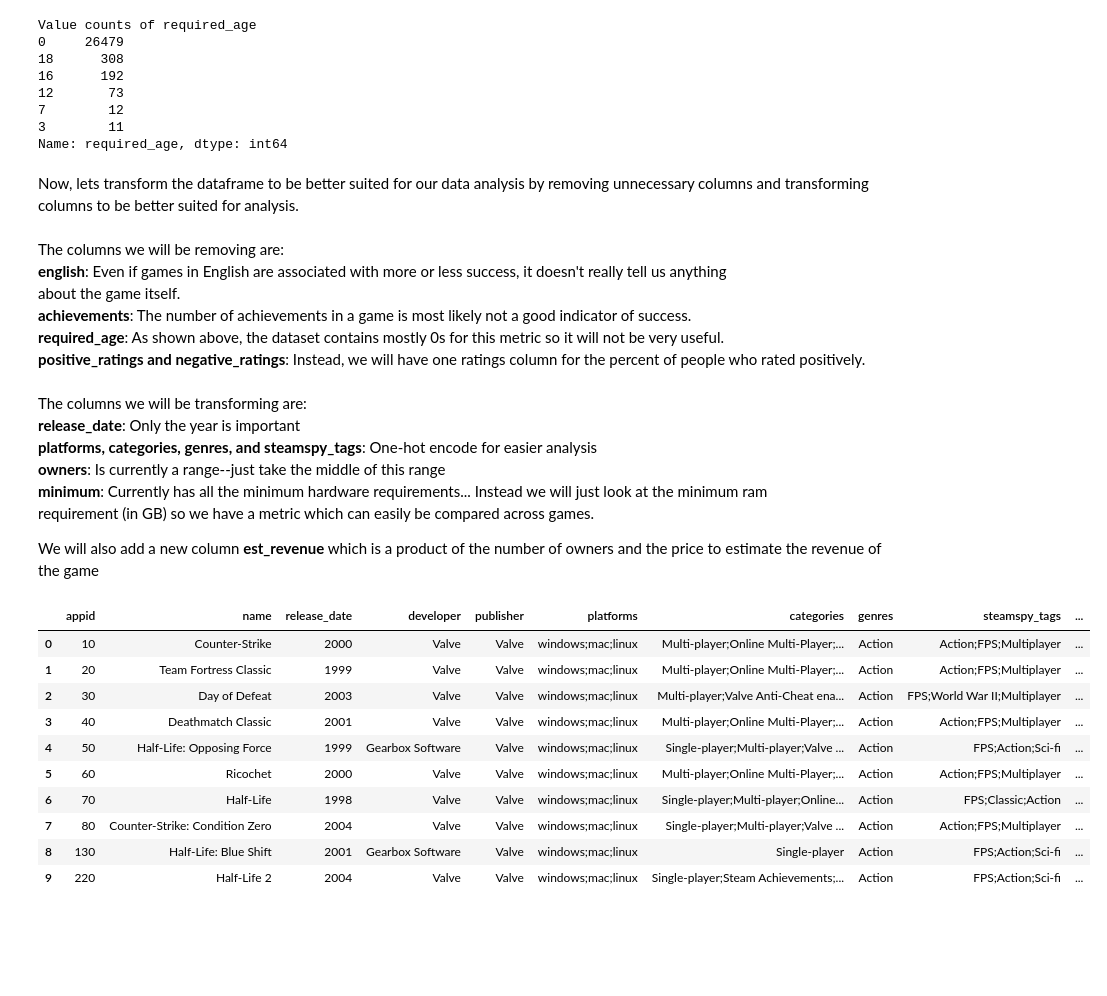
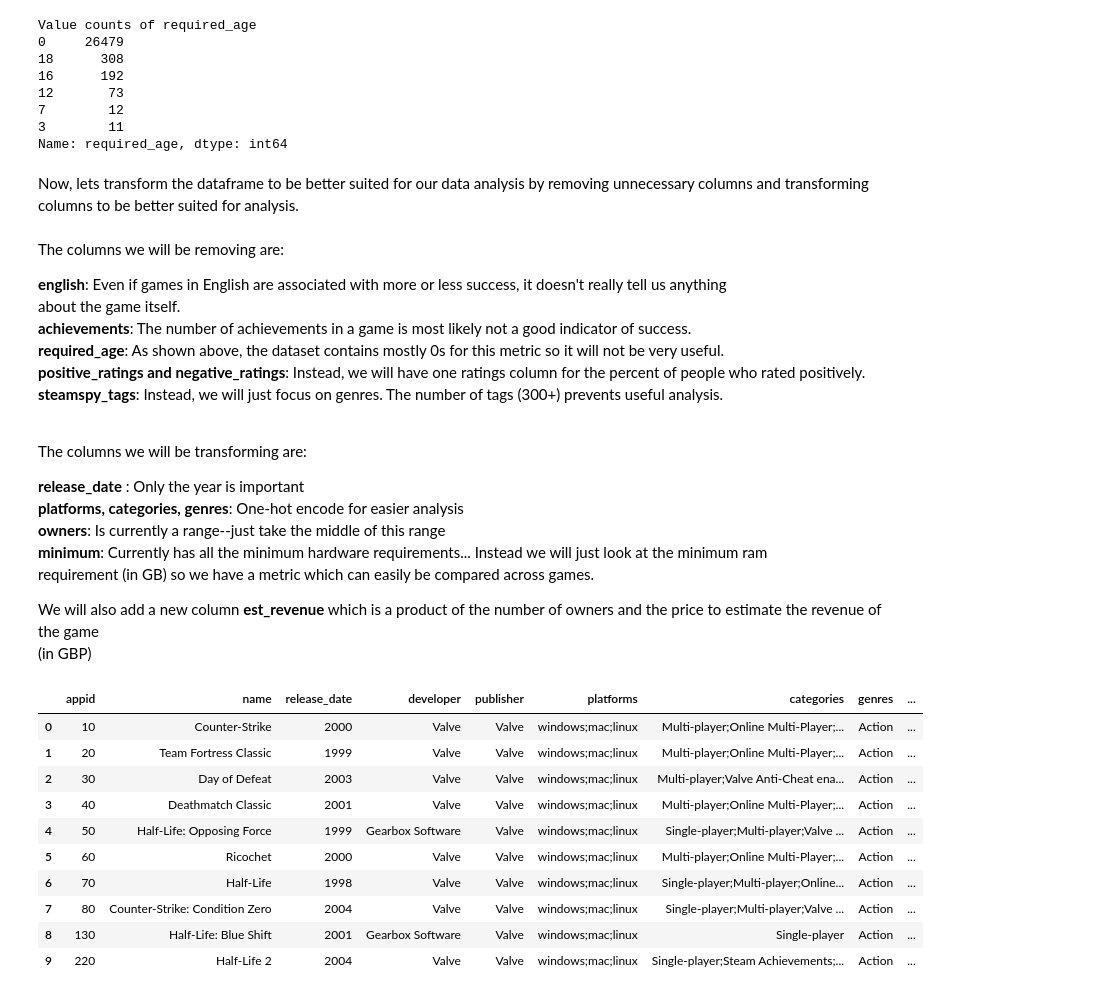
Before and after one commit to kevinrr888/kevinrr888.github.io, a Jupyter notebook: game_popularity.ipynb, the cells around one changed output. Cells and saved outputs as stored; diff of their text form; code cells hidden in the pictures; blank space fills up the shorter version.

```diff
--- a/game_popularity.ipynb
+++ b/game_popularity.ipynb
@@ -83,6 +88,6 @@ import re
 # %%
 # Increase the max number of columns and rows which can be displayed
-pd.set_option("max_columns", 100)
+pd.set_option("max_columns", 500)
 pd.set_option("max_rows", 500)
 # Load the steam_games csv into a pandas dataframe
 games_df = pd.read_csv('steam_games.csv')
@@ -131,20 +136,25 @@ Name: required_age, dtype: int64
 Now, lets transform the dataframe to be better suited for our data analysis by removing unnecessary columns and transforming columns to be better suited for analysis.<br>
 <br>
 The columns we will be removing are:<br>
+
 **english**: Even if games in English are associated with more or less success, it doesn't really tell us anything<br>
 about the game itself.<br>
 **achievements**: The number of achievements in a game is most likely not a good indicator of success.<br>
 **required_age**: As shown above, the dataset contains mostly 0s for this metric so it will not be very useful.<br>
 **positive_ratings and negative_ratings**: Instead, we will have one ratings column for the percent of people who rated positively.<br>
+**steamspy_tags**: Instead, we will just focus on genres. The number of tags (300+) prevents useful analysis.<br>
 <br>
+
 The columns we will be transforming are:<br>
-**release_date**: Only the year is important<br>
-**platforms, categories, genres, and steamspy_tags**: One-hot encode for easier analysis<br>
+
+**release_date** : Only the year is important<br>
+**platforms, categories, genres**: One-hot encode for easier analysis<br>
 **owners**: Is currently a range--just take the middle of this range<br>
 **minimum**: Currently has all the minimum hardware requirements... Instead we will just look at the minimum ram<br>
 requirement (in GB) so we have a metric which can easily be compared across games.
 
-We will also add a new column **est_revenue** which is a product of the number of owners and the price to estimate the revenue of the game
+We will also add a new column **est_revenue** which is a product of the number of owners and the price to estimate the revenue of the game<br>
+(in GBP)<br>
 # %%
 def transform_owners(x):
     split = x.split("-")
@@ -165,42 +175,42 @@ def transform_reqs(reqs):
             # If mb, convert to gb and return
             if 'mb' in res_str:
                 # Extract the number
                 res = re.search('[0-9]+', res_str)
                 number = int(res.group())
                 # Convert to gb
                 return number / 1000
             elif 'gb' in res_str:
                 # Extract the number
                 res = re.search('[0-9]+', res_str)
                 return int(res.group())
         else:
             return np.nan
     else:
         return np.nan
 
 games_df["release_date"] = games_df["release_date"].apply(lambda x: int(x[0:4]))
 games_df["owners"] = games_df["owners"].apply(transform_owners)
 games_df["rating"] = games_df["positive_ratings"] / (games_df["positive_ratings"] + games_df["negative_ratings"])
 # Join the two dataframes on appid
 games_df = games_df.join(requirements_df.set_index("steam_appid"), on=["appid"])
 # Drop unneeded columns mentioned above
-games_df.drop(columns=['english', 'achievements', 'required_age', 'positive_ratings', 'negative_ratings'], inplace=True)
+games_df.drop(columns=['english', 'achievements', 'required_age', 'positive_ratings', 'negative_ratings', 'steamspy_tags'], inplace=True)
 # Drop unneeded columns resulting from joining the 2 dataframes
 games_df.drop(columns=['pc_requirements', 'mac_requirements', 'linux_requirements', 'recommended'], inplace=True)
 games_df["minimum"] = games_df["minimum"].apply(transform_reqs)
 # Raname "minimum" to "min_req_ram"
 games_df.rename(columns={'minimum': 'min_req_ram'}, inplace=True)
 games_df["est_revenue"] = games_df["owners"] * games_df["price"]
 display(games_df.head(10))
 # %% [output]
-|  | appid | name | release_date | developer | publisher | platforms | categories | genres | steamspy_tags | ... |
-| 0 | 10 | Counter-Strike | 2000 | Valve | Valve | windows;mac;linux | Multi-player;Online Multi-Player;... | Action | Action;FPS;Multiplayer | ... |
-| 1 | 20 | Team Fortress Classic | 1999 | Valve | Valve | windows;mac;linux | Multi-player;Online Multi-Player;... | Action | Action;FPS;Multiplayer | ... |
-| 2 | 30 | Day of Defeat | 2003 | Valve | Valve | windows;mac;linux | Multi-player;Valve Anti-Cheat ena... | Action | FPS;World War II;Multiplayer | ... |
-| 3 | 40 | Deathmatch Classic | 2001 | Valve | Valve | windows;mac;linux | Multi-player;Online Multi-Player;... | Action | Action;FPS;Multiplayer | ... |
-| 4 | 50 | Half-Life: Opposing Force | 1999 | Gearbox Software | Valve | windows;mac;linux | Single-player;Multi-player;Valve ... | Action | FPS;Action;Sci-fi | ... |
-| 5 | 60 | Ricochet | 2000 | Valve | Valve | windows;mac;linux | Multi-player;Online Multi-Player;... | Action | Action;FPS;Multiplayer | ... |
-| 6 | 70 | Half-Life | 1998 | Valve | Valve | windows;mac;linux | Single-player;Multi-player;Online... | Action | FPS;Classic;Action | ... |
-| 7 | 80 | Counter-Strike: Condition Zero | 2004 | Valve | Valve | windows;mac;linux | Single-player;Multi-player;Valve ... | Action | Action;FPS;Multiplayer | ... |
-| 8 | 130 | Half-Life: Blue Shift | 2001 | Gearbox Software | Valve | windows;mac;linux | Single-player | Action | FPS;Action;Sci-fi | ... |
-| 9 | 220 | Half-Life 2 | 2004 | Valve | Valve | windows;mac;linux | Single-player;Steam Achievements;... | Action | FPS;Action;Sci-fi | ... |
+|  | appid | name | release_date | developer | publisher | platforms | categories | genres | ... |
+| 0 | 10 | Counter-Strike | 2000 | Valve | Valve | windows;mac;linux | Multi-player;Online Multi-Player;... | Action | ... |
+| 1 | 20 | Team Fortress Classic | 1999 | Valve | Valve | windows;mac;linux | Multi-player;Online Multi-Player;... | Action | ... |
+| 2 | 30 | Day of Defeat | 2003 | Valve | Valve | windows;mac;linux | Multi-player;Valve Anti-Cheat ena... | Action | ... |
+| 3 | 40 | Deathmatch Classic | 2001 | Valve | Valve | windows;mac;linux | Multi-player;Online Multi-Player;... | Action | ... |
+| 4 | 50 | Half-Life: Opposing Force | 1999 | Gearbox Software | Valve | windows;mac;linux | Single-player;Multi-player;Valve ... | Action | ... |
+| 5 | 60 | Ricochet | 2000 | Valve | Valve | windows;mac;linux | Multi-player;Online Multi-Player;... | Action | ... |
+| 6 | 70 | Half-Life | 1998 | Valve | Valve | windows;mac;linux | Single-player;Multi-player;Online... | Action | ... |
+| 7 | 80 | Counter-Strike: Condition Zero | 2004 | Valve | Valve | windows;mac;linux | Single-player;Multi-player;Valve ... | Action | ... |
+| 8 | 130 | Half-Life: Blue Shift | 2001 | Gearbox Software | Valve | windows;mac;linux | Single-player | Action | ... |
+| 9 | 220 | Half-Life 2 | 2004 | Valve | Valve | windows;mac;linux | Single-player;Steam Achievements;... | Action | ... |
```
Also changed, not shown: parts of 6 cells of this notebook, 1 other file.
